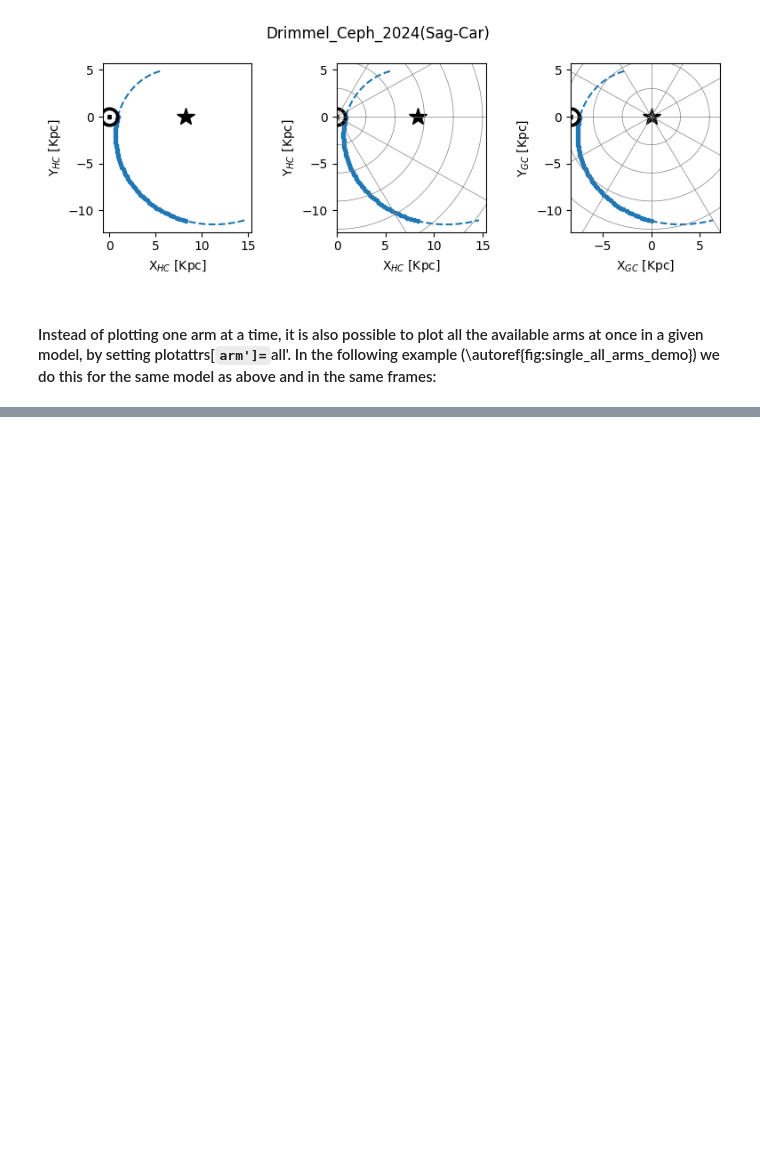
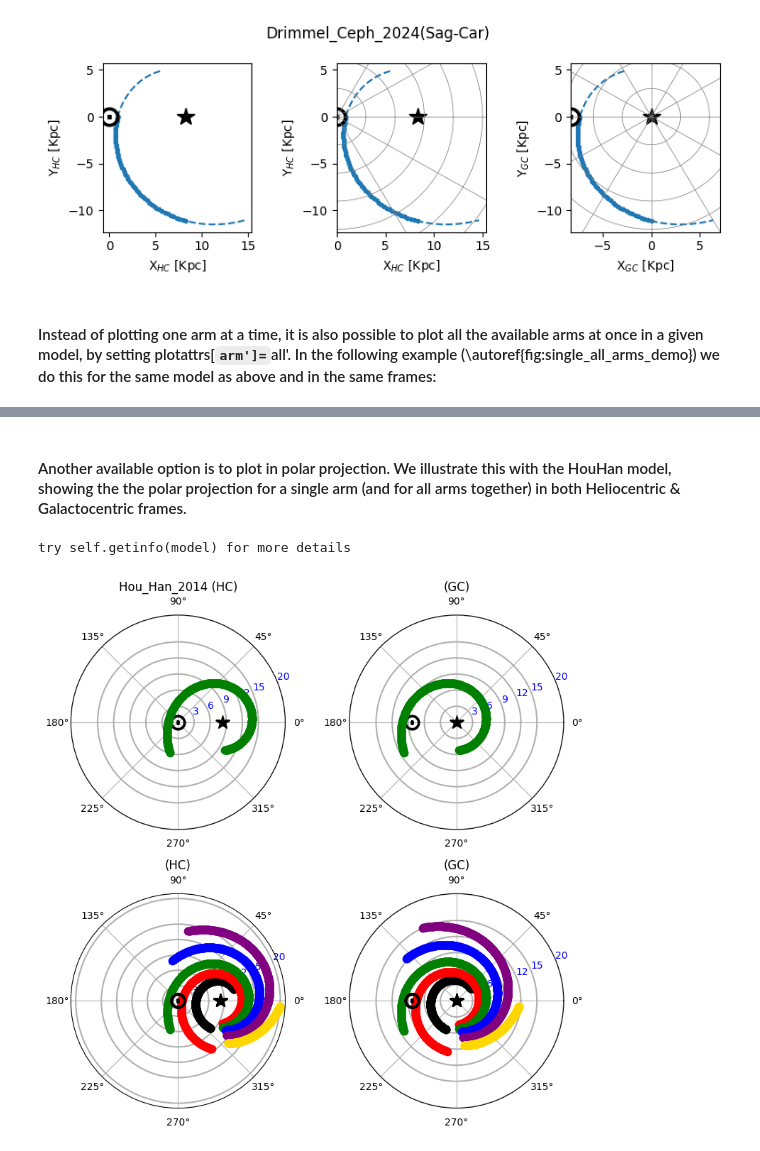
Before and after one commit to Abhaypru/SpiralMap, a Jupyter notebook: demo_spiralmap.ipynb, the cells around one changed output, grey strips where cells are left out. Saved outputs shown, nothing was run; the diff lists cells and outputs as text; code cells hidden in the pictures; blank space fills up the shorter version.

```diff
--- a/demo_spiralmap.ipynb
+++ b/demo_spiralmap.ipynb
@@ -283 +242,39 @@ try self.getinfo(model) for more details
 [figure]
+# %% [markdown]
+#### Another available option is to plot in polar projection. We illustrate this with the HouHan model, showing the the polar projection for a single arm (and for all arms together) in both Heliocentric & Galactocentric frames.
+# %%
+## plotting in polar projection
+Rsun=8.277
+spirals = sp.main_(Rsun=Rsun,print_=False)
+use_model = 'Hou_Han_2014'
+use_arm = 'Sagittarius-Carina'
+
+
+plt.close('all')
+
+fig = plt.figure(figsize=(8,8.))
+
+ax = plt.subplot(221, projection='polar')
+plotattrs = {'plot':True,'coordsys':'HC','markersize':15,'markSunGC':True,'polarproj':True}
+spirals.readout(plotattrs,model=use_model,arm=use_arm)
+polar_style(ax,title=use_model+' (HC)')
+
+ax = plt.subplot(222, projection='polar')
+plotattrs = {'plot':True,'coordsys':'GC','markersize':15,'markSunGC':True,'polarproj':True}
+spirals.readout(plotattrs,model=use_model,arm=use_arm)
+polar_style(ax,title='(GC)')
+
+ax = plt.subplot(223, projection='polar')
+plotattrs = {'plot':True,'coordsys':'HC','markersize':15,'markSunGC':True,'polarproj':True}
+spirals.readout(plotattrs,model=use_model,arm='all')
+polar_style(ax,title='(HC)')
+
+ax = plt.subplot(224, projection='polar')
+plotattrs = {'plot':True,'coordsys':'GC','markersize':15,'markSunGC':True,'polarproj':True}
+spirals.readout(plotattrs,model=use_model,arm='all')
+polar_style(ax,title='(GC)')
+
+plt.tight_layout()
+# %% [output]
+try self.getinfo(model) for more details
+[figure, added]
```
Also changed, not shown: parts of 6 cells of this notebook, 2 other files.
